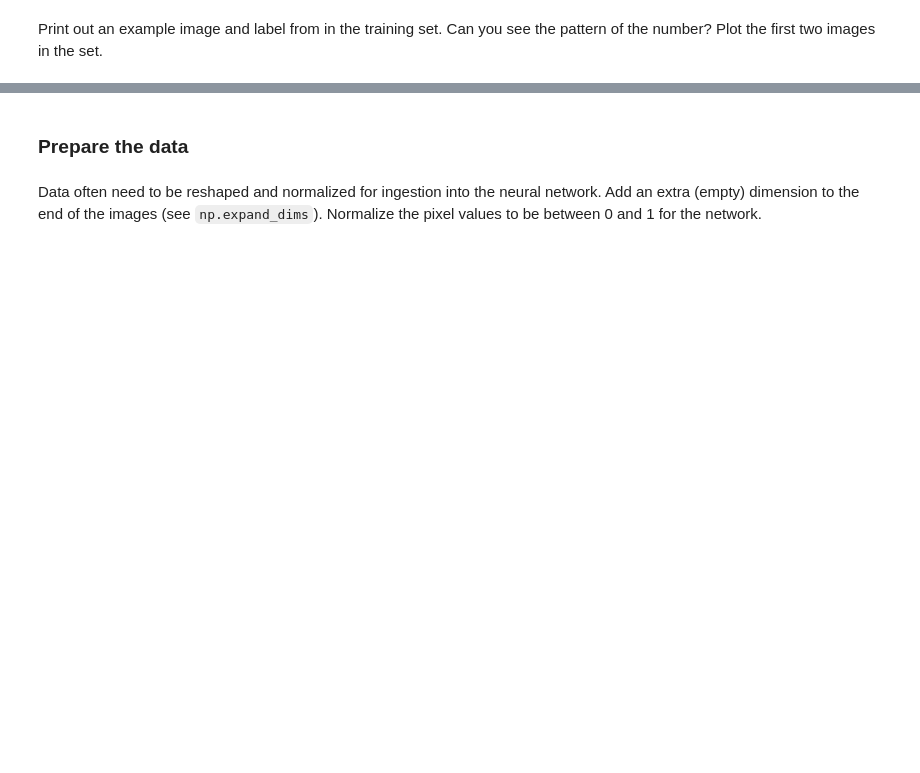
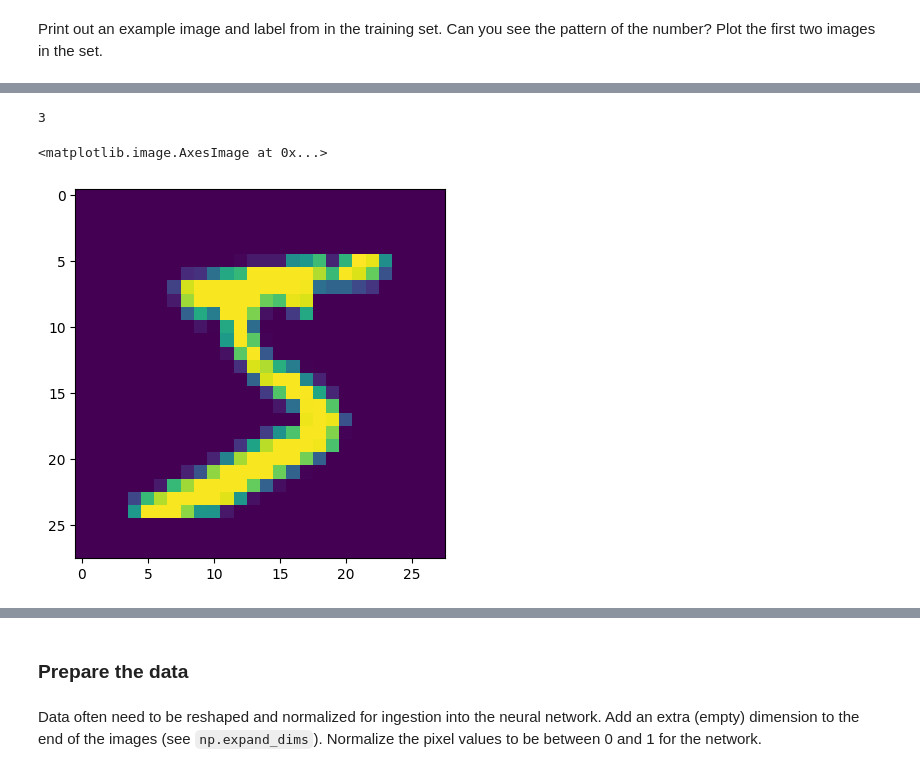
Before and after one commit to ASTR154/neural-networks, a Jupyter notebook: neural-networks.ipynb, the cells around one changed output, grey strips where cells are left out. Drawn from its saved outputs; the diff is of its cells as text; code cells hidden in the pictures; blank space fills up the shorter version.

```diff
--- a/neural-networks.ipynb
+++ b/neural-networks.ipynb
@@ -37,0 +60,9 @@ print(  # complete
+# %%
+print( y_train_temp[44])
+# %% [output]
+3
+# %%
+plt.imshow(x_train_temp[0])
+# %% [output]
+<matplotlib.image.AxesImage at 0x...>
+[figure, added]
```
Also changed, not shown: parts of 9 cells of this notebook.
